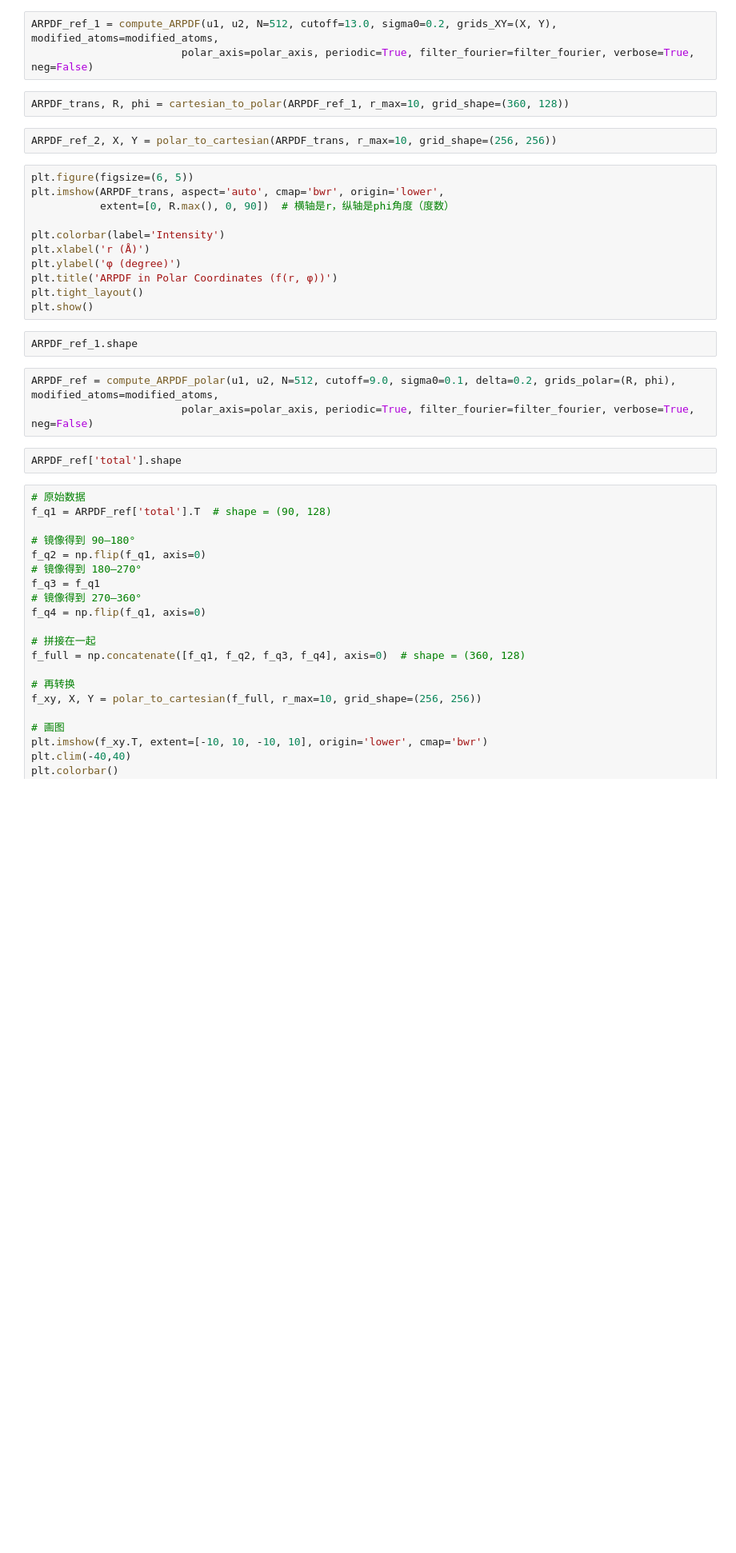
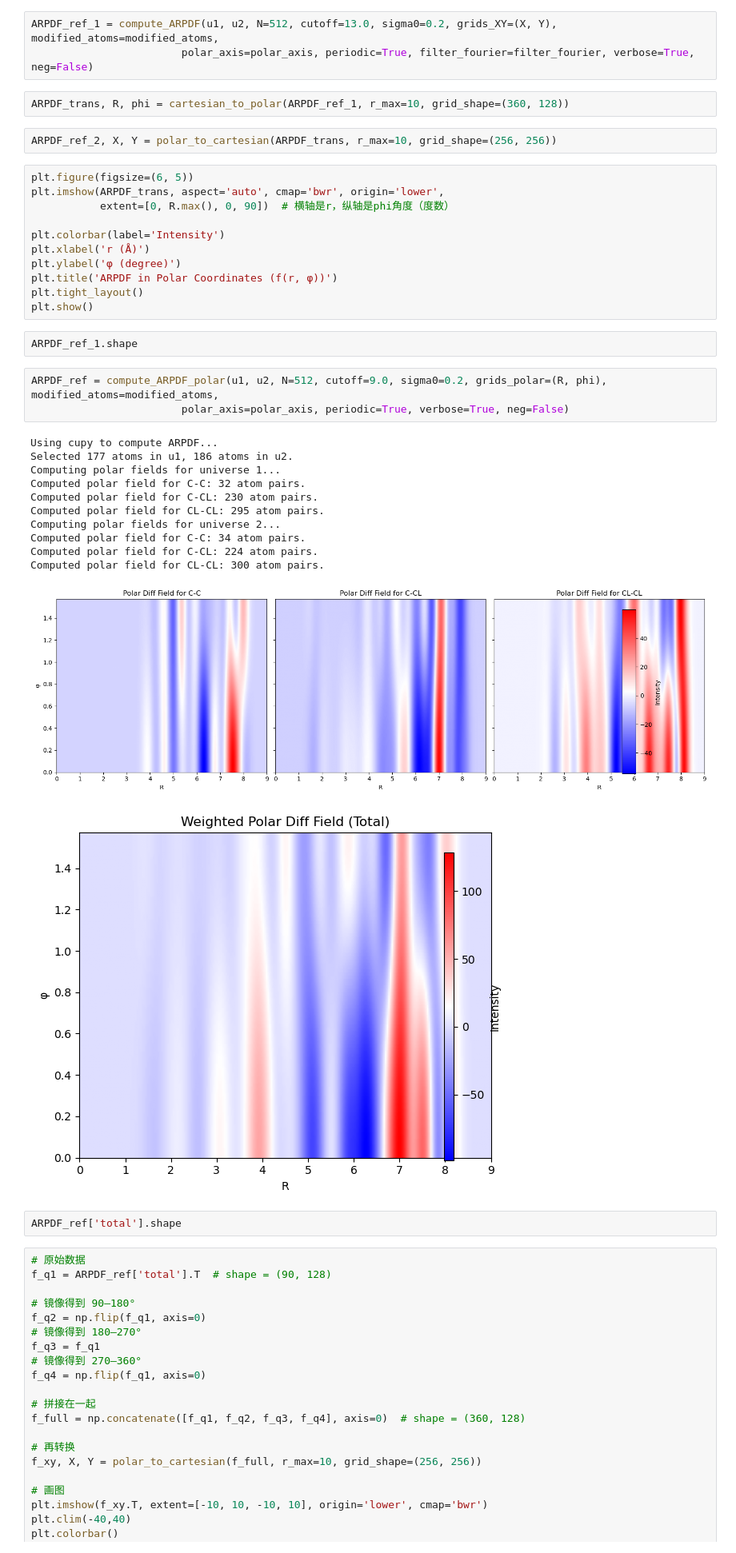
Before and after one commit to tfzx/ARPDF, a Jupyter notebook: experiment.ipynb, the cells around one changed output. Shown: that part at 80% size. Drawn from its saved outputs; the diff is of its cells as text; blank space fills up the shorter version.

Commit message:
minor changes of polar ARPDF

```diff
--- a/experiment.ipynb
+++ b/experiment.ipynb
@@ -49,8 +60,21 @@ plt.show()
 # %%
 ARPDF_ref_1.shape
 # %%
-ARPDF_ref = compute_ARPDF_polar(u1, u2, N=512, cutoff=9.0, sigma0=0.1, delta=0.2, grids_polar=(R, phi), modified_atoms=modified_atoms,
-                        polar_axis=polar_axis, periodic=True, filter_fourier=filter_fourier, verbose=True, neg=False)
+ARPDF_ref = compute_ARPDF_polar(u1, u2, N=512, cutoff=9.0, sigma0=0.2, grids_polar=(R, phi), modified_atoms=modified_atoms,
+                        polar_axis=polar_axis, periodic=True, verbose=True, neg=False)
+# %% [output]
+Using cupy to compute ARPDF...
+Selected 177 atoms in u1, 186 atoms in u2.
+Computing polar fields for universe 1...
+Computed polar field for C-C: 32 atom pairs.
+Computed polar field for C-CL: 230 atom pairs.
+Computed polar field for CL-CL: 295 atom pairs.
+Computing polar fields for universe 2...
+Computed polar field for C-C: 34 atom pairs.
+Computed polar field for C-CL: 224 atom pairs.
+Computed polar field for CL-CL: 300 atom pairs.
+[figure, added]
+[figure, added]
 # %%
 ARPDF_ref['total'].shape
 # %%
```
Also changed, not shown: parts of 3 cells of this notebook, 5 other files.
